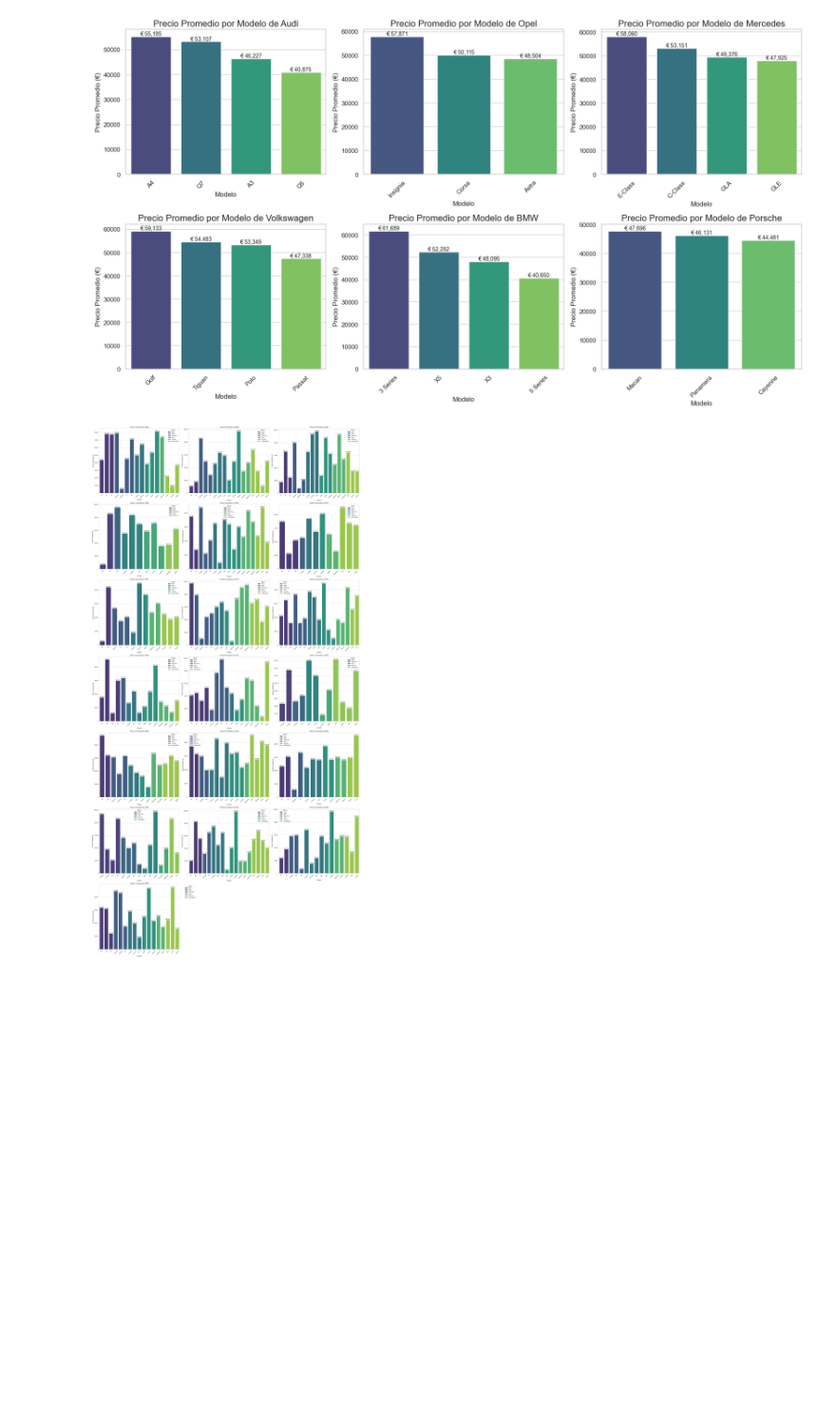
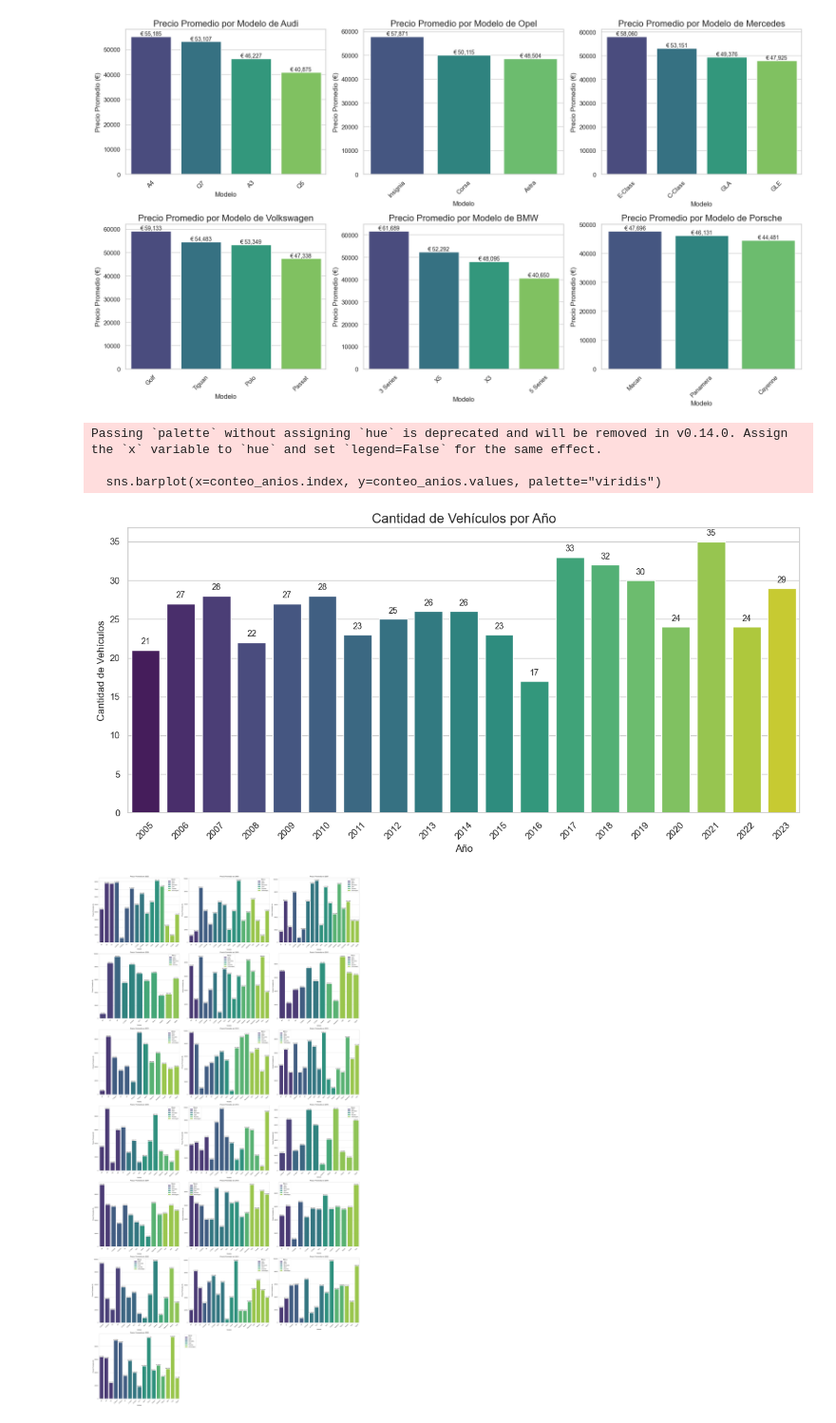
Before and after one commit to JorgeDataScientist/Machine_Learning_Scikit-Learn_Keras_TensorFlow, a Jupyter notebook: 4_Car_Price_Prediction_Machie_Learnig_Deploy/EDA.ipynb, the cells around one changed output. Shown at 95% size. Cells and saved outputs as stored; diff of their text form; code cells hidden in the pictures; blank space fills up the shorter version.

```diff
--- a/4_Car_Price_Prediction_Machie_Learnig_Deploy/EDA.ipynb
+++ b/4_Car_Price_Prediction_Machie_Learnig_Deploy/EDA.ipynb
@@ -259,6 +259,35 @@ Passing `palette` without assigning `hue` is deprecated and will be removed in v
 
   sns.barplot(x=precios_promedio.index, y=precios_promedio.values, ax=axes[i], palette='viridis')
 [figure]
+# %%
+# Configurar el estilo de la gráfica
+sns.set(style="whitegrid")
+
+# Contar la cantidad de vehículos por año y ordenar los años
+conteo_anios = df['Año'].value_counts().sort_index()
+
+# Crear la figura y el gráfico de barras
+plt.figure(figsize=(12, 6))
+sns.barplot(x=conteo_anios.index, y=conteo_anios.values, palette="viridis")
+
+# Añadir etiquetas de cantidad en cada barra
+for index, value in enumerate(conteo_anios.values):
+    plt.text(index, value + 0.5, str(value), ha='center', va='bottom', fontsize=10)
+
+# Configuración de la gráfica
+plt.title('Cantidad de Vehículos por Año', fontsize=16)
+plt.xlabel('Año', fontsize=12)
+plt.ylabel('Cantidad de Vehículos', fontsize=12)
+plt.xticks(rotation=45)  # Rotar las etiquetas del eje x para mejor visibilidad
+
+# Mostrar la gráfica
+plt.tight_layout()
+plt.show()
+# %% [output]
+Passing `palette` without assigning `hue` is deprecated and will be removed in v0.14.0. Assign the `x` variable to `hue` and set `legend=False` for the same effect.
+
+  sns.barplot(x=conteo_anios.index, y=conteo_anios.values, palette="viridis")
+[figure, added]
 # %%
 # Filtrar los años que tenemos en el conjunto de datos
 anios = df['Año'].unique()  # Obtener los años únicos
```
Also changed, not shown: parts of 3 cells of this notebook.
